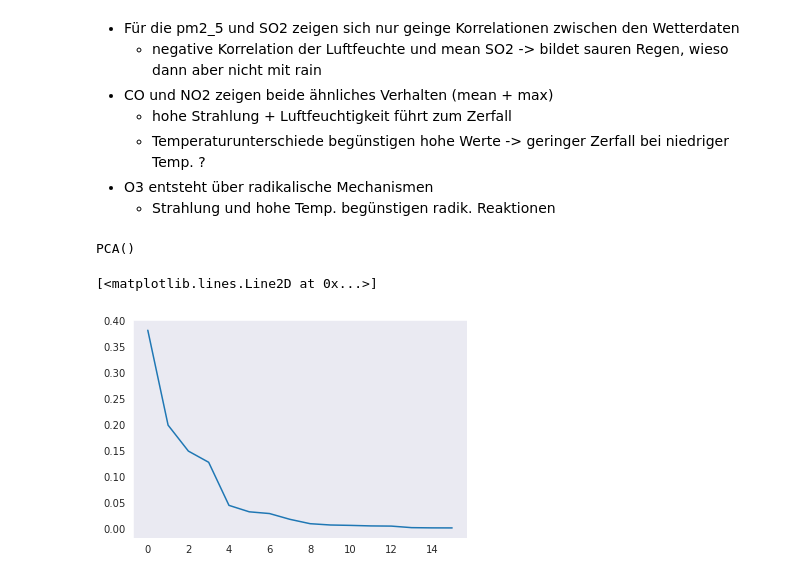
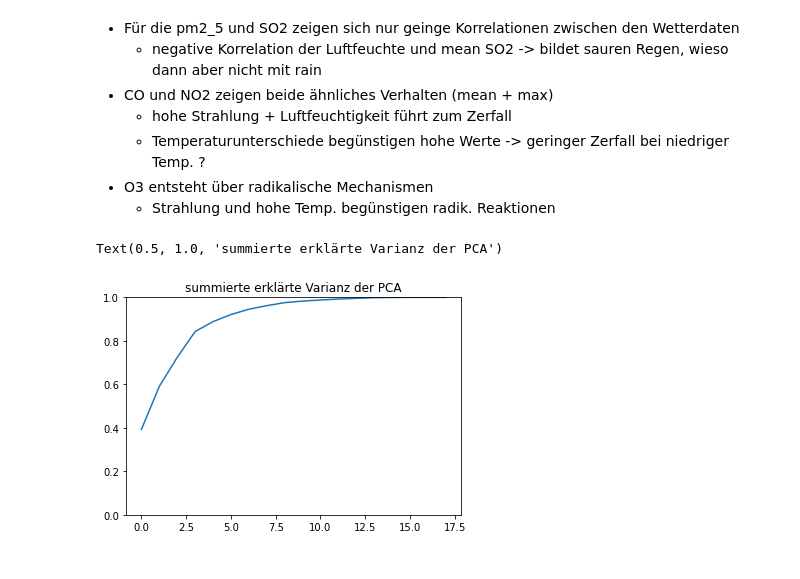
Before and after one commit to fxschmidt/AirPollution, a Jupyter notebook: Eigenes_Projekt/analysis_AirPollution.ipynb, the cells around one changed output. Saved outputs shown, nothing was run; the diff lists cells and outputs as text; code cells hidden in the pictures.

```diff
--- a/Eigenes_Projekt/analysis_AirPollution.ipynb
+++ b/Eigenes_Projekt/analysis_AirPollution.ipynb
@@ -242,15 +250,24 @@ mixed_corr_fig.savefig("Visualization/EDA/Correlation_Heatmap_mixed.png",dpi=200
 #Skalieren
 scaler=StandardScaler()
 predictor_scaled=pd.DataFrame(scaler.fit_transform(predictor[predictor_columns]),index=predictor.index,columns=predictor_columns)
+
 predictor_scaled.dropna(axis=0,inplace=True)
 
+# combine df with the pollution data
+predictor_combine = predictor_scaled.join(pollution.dropna(axis=0))
+predictor_combine.dropna(axis=0,inplace=True)
+#predictor_combine.info()
+
+predictor_scaled = predictor_combine[predictor_scaled.columns]
 #PCA
 pca=PCA()
 pca.fit(predictor_scaled)
+# (n_samples,n_features)
+predictor_pca=pca.transform(predictor_scaled)
-# %% [output]
-PCA()
-# %%
-plt.plot(pca.explained_variance_ratio_)
-# %% [output]
-[<matplotlib.lines.Line2D at 0x...>]
-[figure, removed]
+# %%
+plt.plot(np.cumsum(pca.explained_variance_ratio_))
+plt.ylim(0,1)
+plt.title("summierte erklärte Varianz der PCA")
+# %% [output]
+Text(0.5, 1.0, 'summierte erklärte Varianz der PCA')
+[figure, added]
```
Also changed, not shown: parts of 21 cells of this notebook, 5 other files.
